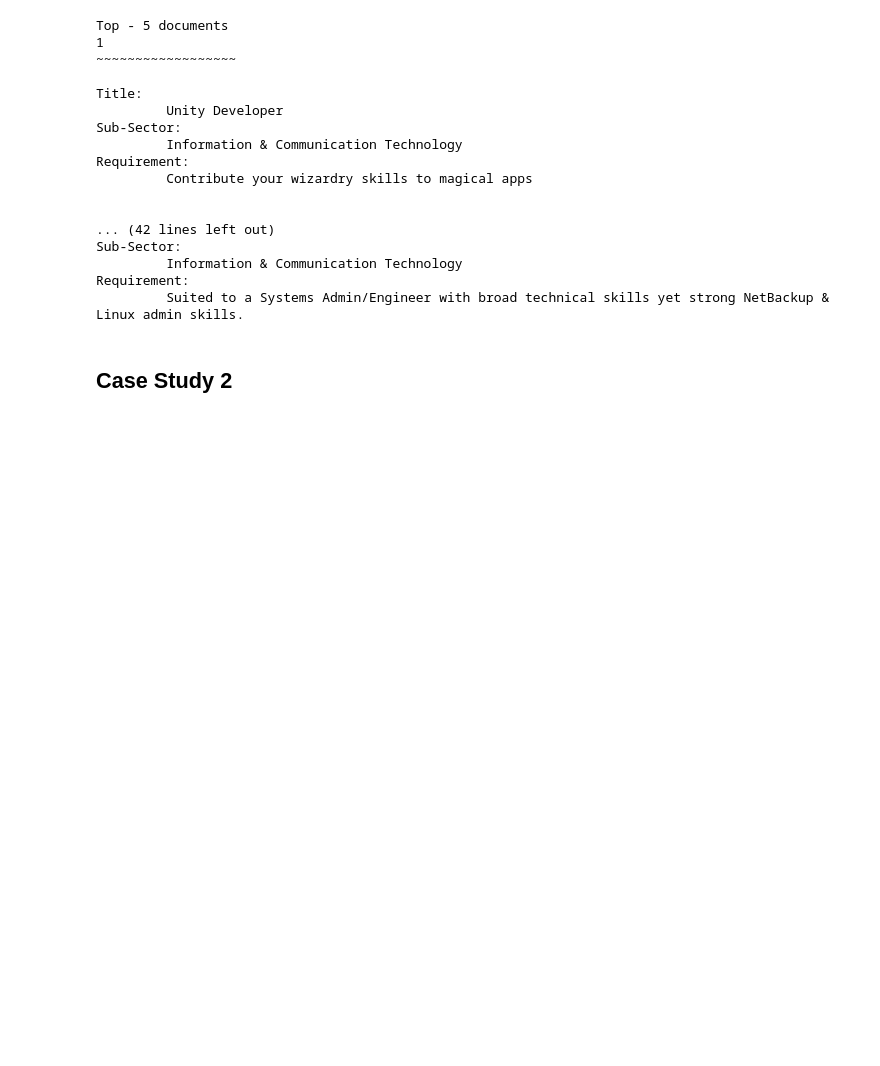
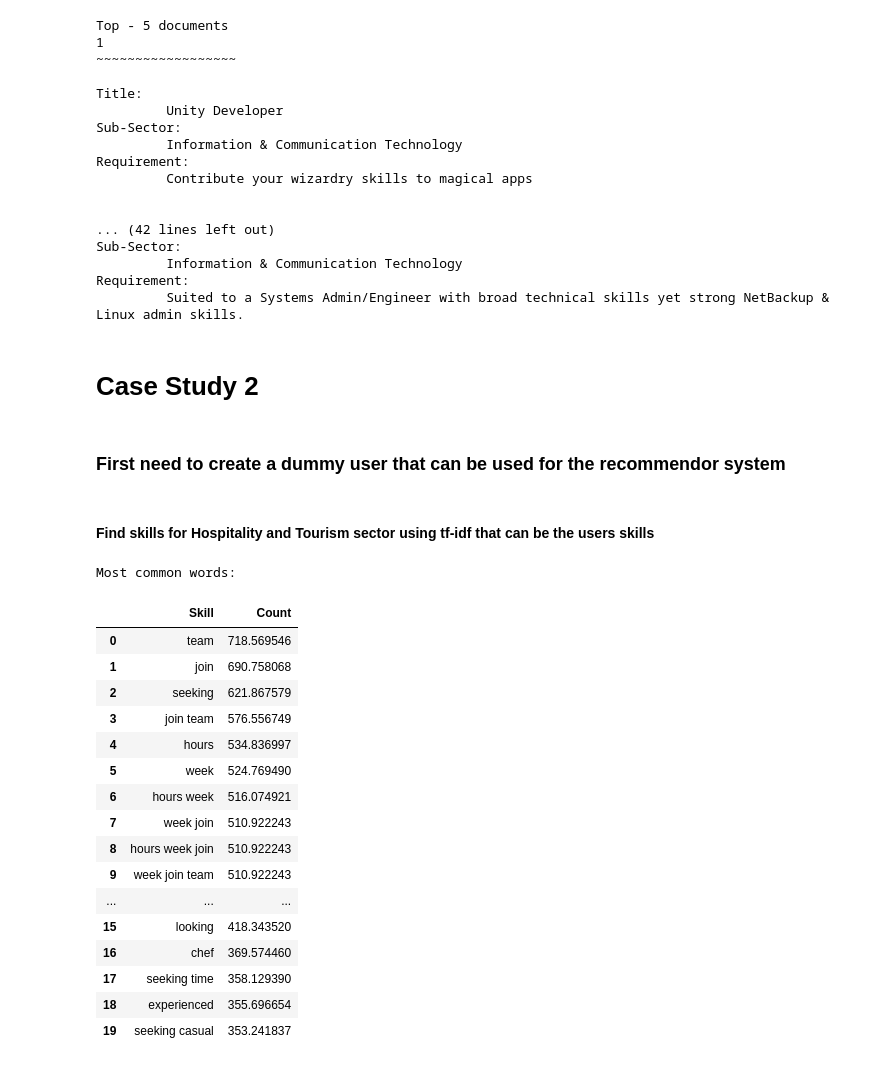
Before and after one commit to RyanWillie/Big-Data-Assignment, a Jupyter notebook: Notebook.ipynb, the cells around one changed output. Saved outputs shown, nothing was run; the diff lists cells and outputs as text; code cells hidden in the pictures; blank space fills up the shorter version.

Commit message:
Finished Market Location & Sector Information

```diff
--- a/Notebook.ipynb
+++ b/Notebook.ipynb
@@ -633,4 +632,36 @@ Sub-Sector:
 Requirement:
          Suited to a Systems Admin/Engineer with broad technical skills yet strong NetBackup & Linux admin skills.
 # %% [markdown]
-## Case Study 2
+# Case Study 2
+# %% [markdown]
+### First need to create a dummy user that can be used for the recommendor system
+# %% [markdown]
+#### Find skills for Hospitality and Tourism sector using tf-idf that can be the users skills
+# %%
+hosp = df[df['Classification'] == "Hospitality & Tourism"]
+tfidf = TfidfVectorizer(analyzer='word', ngram_range=(1,5), stop_words = 'english', max_features=500)
+documents = hosp["Requirement"].values
+features = tfidf.fit(documents)
+corpus_tf_idf = tfidf.transform(documents)
+
+sum_words = corpus_tf_idf.sum(axis=0)
+words_freq = [(word, sum_words[0, idx]) for word, idx in tfidf.vocabulary_.items()]
+# %% [output]
+Most common words:
+|  | Skill | Count |
+| 0 | team | 718.569546 |
+| 1 | join | 690.758068 |
+| 2 | seeking | 621.867579 |
+| 3 | join team | 576.556749 |
+| 4 | hours | 534.836997 |
+| 5 | week | 524.769490 |
+| 6 | hours week | 516.074921 |
+| 7 | week join | 510.922243 |
+| 8 | hours week join | 510.922243 |
+| 9 | week join team | 510.922243 |
+| ... | ... | ... |
+| 15 | looking | 418.343520 |
+| 16 | chef | 369.574460 |
+| 17 | seeking time | 358.129390 |
+| 18 | experienced | 355.696654 |
+| 19 | seeking casual | 353.241837 |
```
Also changed, not shown: parts of 12 cells of this notebook, 19 other files.
